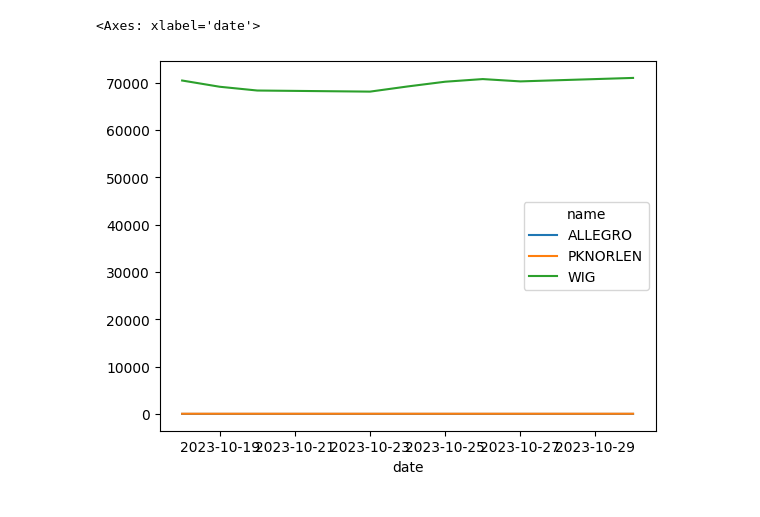
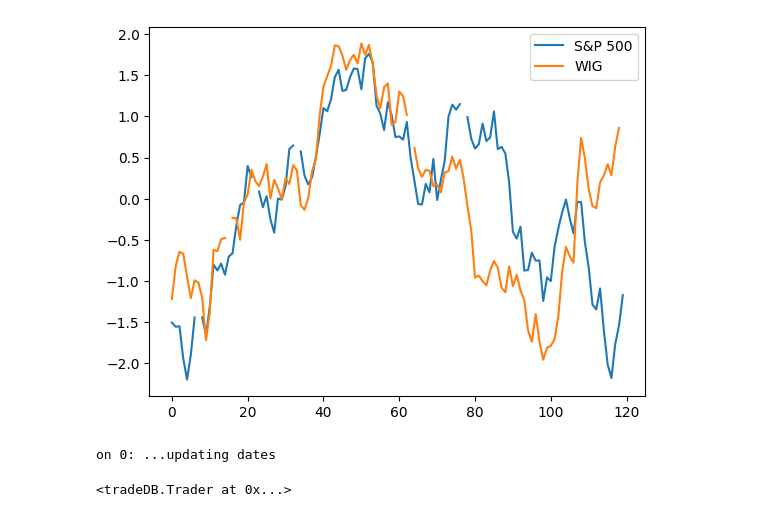
Before and after one commit to zielaskowski/tradeDB, a Jupyter notebook: dev/stooq.ipynb, the cells around one changed output. Cells and saved outputs as stored; diff of their text form; code cells hidden in the pictures.

```diff
--- a/dev/stooq.ipynb
+++ b/dev/stooq.ipynb
@@ -77,5 +129,11 @@ ax.legend()
-# %%
-ale.data.plot()
-# %% [output]
-<Axes: xlabel='date'>
-[figure, removed]
+# %%
+wig.pivot()
+wig.plot()
+# %% [output]
+[figure, added]
+# %%
+wig.get(tab='index',symbol='wig', currency='%')
+wig+sp
+# %% [output]
+on 0: ...updating dates
+<tradeDB.Trader at 0x...>
```
Also changed, not shown: parts of 16 cells of this notebook, 6 other files.
